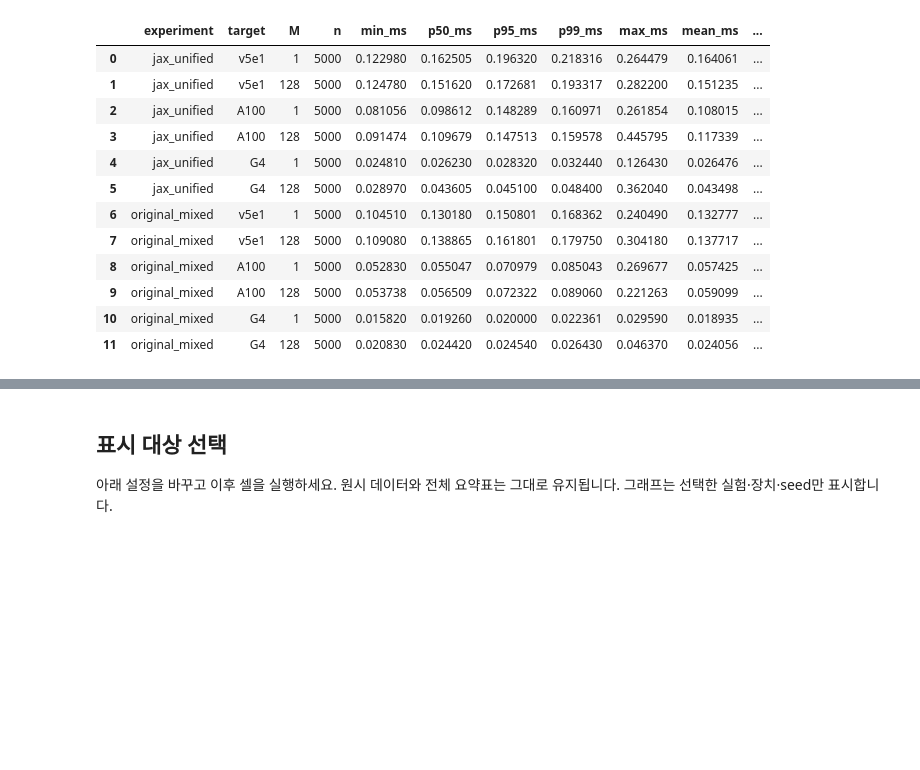
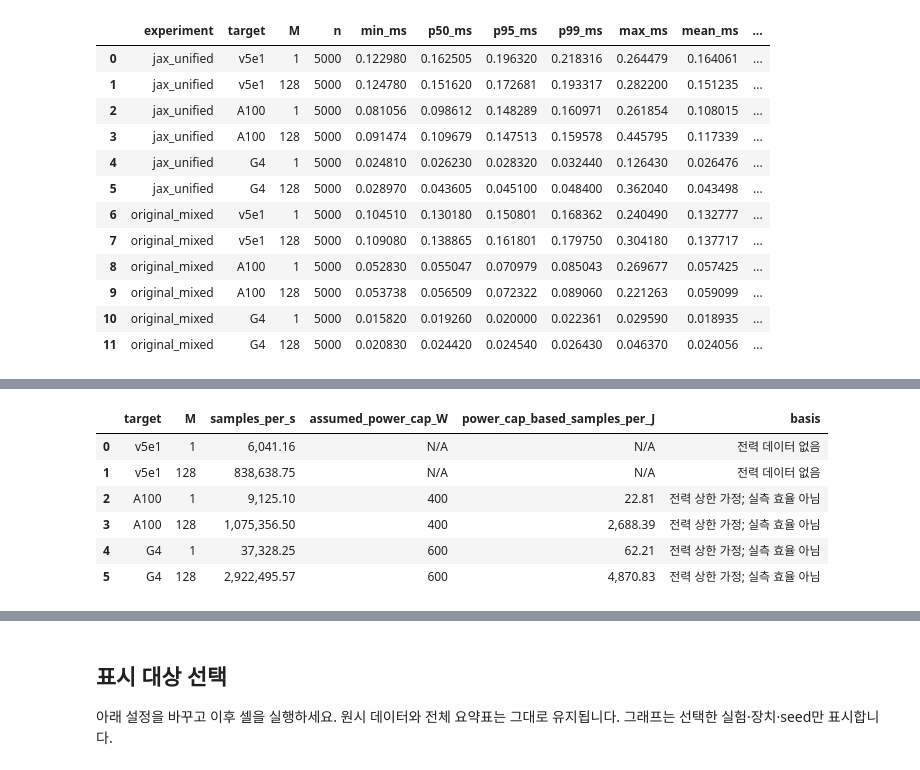
Before and after one commit to Jake-Song/tensor2silicon, a Jupyter notebook: notebooks/week5_benchmark_timings.ipynb, the cells around one changed output, grey strips where cells are left out. Cells and saved outputs as stored; diff of their text form; code cells hidden in the pictures; blank space fills up the shorter version.

```diff
--- a/notebooks/week5_benchmark_timings.ipynb
+++ b/notebooks/week5_benchmark_timings.ipynb
@@ -149,0 +160,48 @@ display(summary)
+# %%
+import re
+
+# 저장된 GPU 전력 상한만 읽습니다. 장치에 접속하거나 전력을 측정하지 않습니다.
+power_caps_w = {}
+for target in ['A100', 'G4']:
+    result = records.get(('jax_unified', target))
+    if result is None:
+        continue
+    snapshot = result['meta'].get('nvidia_smi', '')
+    match = re.search(r'[0-9.]+W\s*/\s*([0-9.]+)W', snapshot)
+    if match:
+        cap = float(match.group(1))
+        if cap > 0:
+            power_caps_w[target] = cap
+
+efficiency = summary.loc[
+    summary['experiment'] == 'jax_unified',
+    ['target', 'M', 'samples_per_s'],
+].copy()
+efficiency['assumed_power_cap_W'] = efficiency['target'].map(power_caps_w)
+efficiency['power_cap_based_samples_per_J'] = (
+    efficiency['samples_per_s'] / efficiency['assumed_power_cap_W']
+)
+efficiency['basis'] = np.where(
+    efficiency['assumed_power_cap_W'].notna(),
+    '전력 상한 가정; 실측 효율 아님',
+    '전력 데이터 없음',
+)
+# 표시용 표만 문자열로 바꾸고 efficiency의 숫자 열은 계산용으로 유지합니다.
+efficiency_display = efficiency.copy()
+for column, fmt in {
+    'samples_per_s': '{:,.2f}',
+    'assumed_power_cap_W': '{:,.0f}',
+    'power_cap_based_samples_per_J': '{:,.2f}',
+}.items():
+    efficiency_display[column] = efficiency[column].map(
+        lambda value: 'N/A' if pd.isna(value) else fmt.format(value)
+    )
+display(efficiency_display)
+# %% [output]
+|  | target | M | samples_per_s | assumed_power_cap_W | power_cap_based_samples_per_J | basis |
+| 0 | v5e1 | 1 | 6,041.16 | N/A | N/A | 전력 데이터 없음 |
+| 1 | v5e1 | 128 | 838,638.75 | N/A | N/A | 전력 데이터 없음 |
+| 2 | A100 | 1 | 9,125.10 | 400 | 22.81 | 전력 상한 가정; 실측 효율 아님 |
+| 3 | A100 | 128 | 1,075,356.50 | 400 | 2,688.39 | 전력 상한 가정; 실측 효율 아님 |
+| 4 | G4 | 1 | 37,328.25 | 600 | 62.21 | 전력 상한 가정; 실측 효율 아님 |
+| 5 | G4 | 128 | 2,922,495.57 | 600 | 4,870.83 | 전력 상한 가정; 실측 효율 아님 |
```
Also changed, not shown: parts of 5 cells of this notebook, 43 other files.
